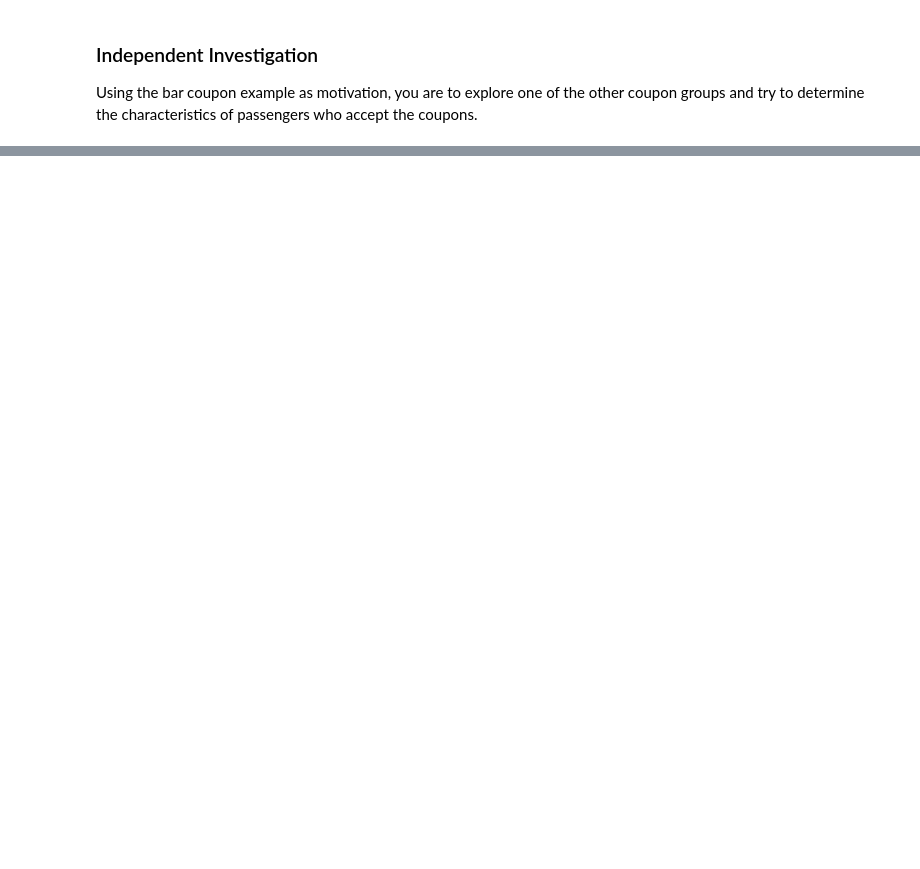
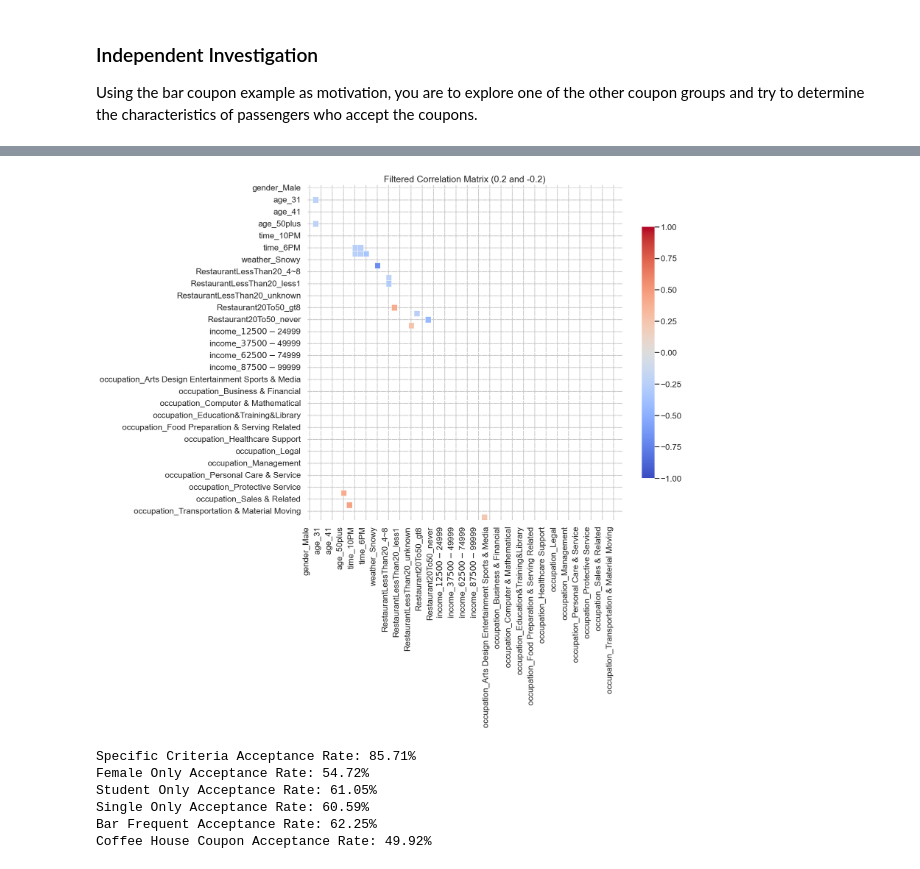
Before and after one commit to yekijnuy/AIML-Amazon-Analysis, a Jupyter notebook: notebooks/prompt.ipynb, the cells around one changed output, grey strips where cells are left out. Drawn from its saved outputs; the diff is of its cells as text; code cells hidden in the pictures; blank space fills up the shorter version.

```diff
--- a/notebooks/prompt.ipynb
+++ b/notebooks/prompt.ipynb
@@ -279,0 +523,78 @@ Using the bar coupon example as motivation, you are to explore one of the other
+# %%
+
+# Calculate the correlation matrix
+df_encoded = pd.get_dummies(data[['gender', 'age', 'time', 'weather', 'RestaurantLessThan20',
+                            'Restaurant20To50', 'income', 'occupation']], drop_first=True)
+corr_matrix = df_encoded.corr()
+
+# Mask the values that are not above 0.5 or below -0.5 with NaN
+filtered_vals = corr_matrix.mask((corr_matrix < 0.2) & (corr_matrix > -0.2))
+
+# Remove rows and columns without any significant correlation values
+filtered_vals.dropna(axis=0, how='all', inplace=True)
+filtered_vals.dropna(axis=1, how='all', inplace=True)
+
+# Using matplotlib to setup base figure
+plt.figure(figsize=(14, 12))
+
+# Generate a mask for the upper triangle (this is for aesthetic purposes to make the heatmap easier to read)
+mask = np.triu(np.ones_like(filtered_vals, dtype=bool))
+
+# Draw the heatmap with the mask
+ax = sns.heatmap(filtered_vals,
+                 mask=mask,
+                 cmap="coolwarm",
+                 annot=True,
+                 cbar_kws={"shrink": 0.75},
+                 linewidths=0.5,
+                 vmin=-1, vmax=1)
+
+plt.title("Filtered Correlation Matrix (0.2 and -0.2)")
+plt.xticks(rotation=90, ha='right')
+plt.yticks(rotation=0)
+plt.show()
+# %% [output]
+[figure, added]
+# %%
+# Based on some visuals, check criteria for analysis
+specific_criteria_mask = (
+    (data['gender'] == 'Female') &
+    (data['occupation'] == 'Student') &
+    (data['maritalStatus'] == 'Single') &
+    (data['Bar'].isin(['4~8', 'gt8'])) &
+    (data['coupon'] == 'Coffee House')
+)
+
+# masking and only show acceptance column
+specific_criteria_acceptance_rate = data[specific_criteria_mask]['Y'].mean()
+
+female_only_mask = data['gender'] == 'Female'
+female_only_acceptance_rate = data[female_only_mask]['Y'].mean()
+
+student_only_mask = data['occupation'] == 'Student'
+student_only_acceptance_rate = data[student_only_mask]['Y'].mean()
+
+single_only_mask = data['maritalStatus'] == 'Single'
+single_only_acceptance_rate = data[single_only_mask]['Y'].mean()
+
+bar_frequent_mask = data['Bar'].isin(['4~8', 'gt8'])
+bar_frequent_acceptance_rate = data[bar_frequent_mask]['Y'].mean()
+
+coffee_house_coupon_mask = data['coupon'] == 'Coffee House'
+coffee_house_coupon_acceptance_rate = data[coffee_house_coupon_mask]['Y'].mean()
+
+print(
+    f"Specific Criteria Acceptance Rate: {specific_criteria_acceptance_rate:.2%}")
+print(f"Female Only Acceptance Rate: {female_only_acceptance_rate:.2%}")
+print(f"Student Only Acceptance Rate: {student_only_acceptance_rate:.2%}")
+print(f"Single Only Acceptance Rate: {single_only_acceptance_rate:.2%}")
+print(f"Bar Frequent Acceptance Rate: {bar_frequent_acceptance_rate:.2%}")
+print(
+    f"Coffee House Coupon Acceptance Rate: {coffee_house_coupon_acceptance_rate:.2%}")
+# %% [output]
+Specific Criteria Acceptance Rate: 85.71%
+Female Only Acceptance Rate: 54.72%
+Student Only Acceptance Rate: 61.05%
+Single Only Acceptance Rate: 60.59%
+Bar Frequent Acceptance Rate: 62.25%
+Coffee House Coupon Acceptance Rate: 49.92%
```
Also changed, not shown: parts of 8 cells of this notebook.
